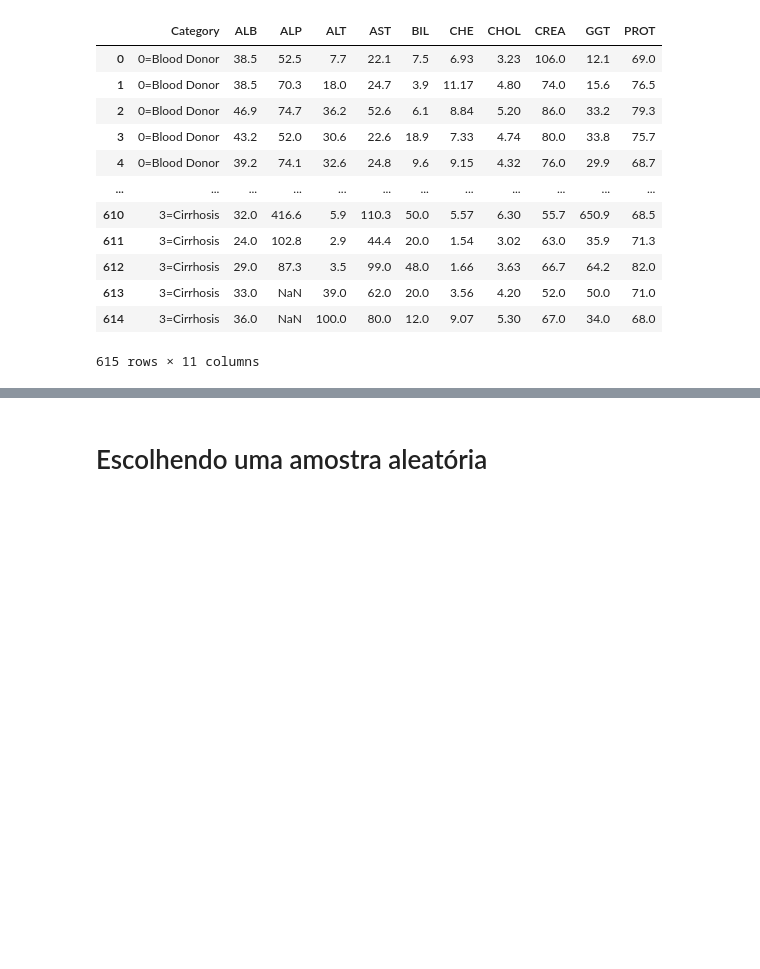
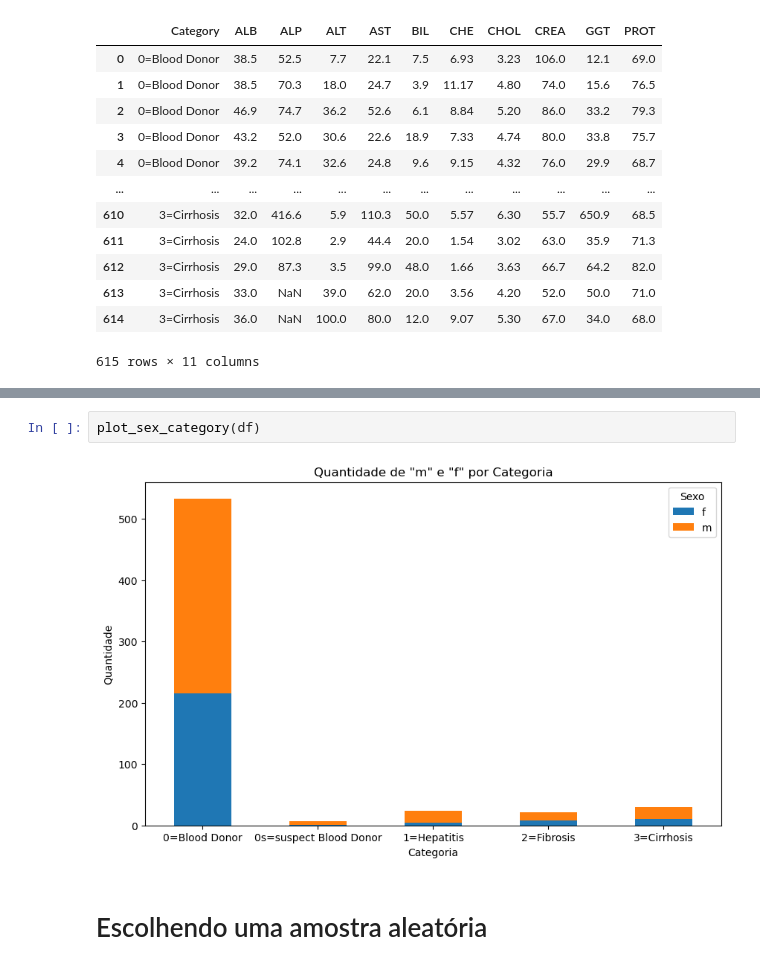
Before and after one commit to Gabicolombo/USP-Ciencias-de-dados-, a Jupyter notebook: hcvdat0.ipynb, the cells around one changed output, grey strips where cells are left out. Saved outputs shown, nothing was run; the diff lists cells and outputs as text; blank space fills up the shorter version.

```diff
--- a/hcvdat0.ipynb
+++ b/hcvdat0.ipynb
@@ -133,3 +163,7 @@ plot_mean(df_category)
+# %%
+plot_sex_category(df)
+# %% [output]
+[figure, added]
 # %% [markdown]
 # Escolhendo uma amostra aleatória
 # %%
```
Also changed, not shown: parts of 9 cells of this notebook.
